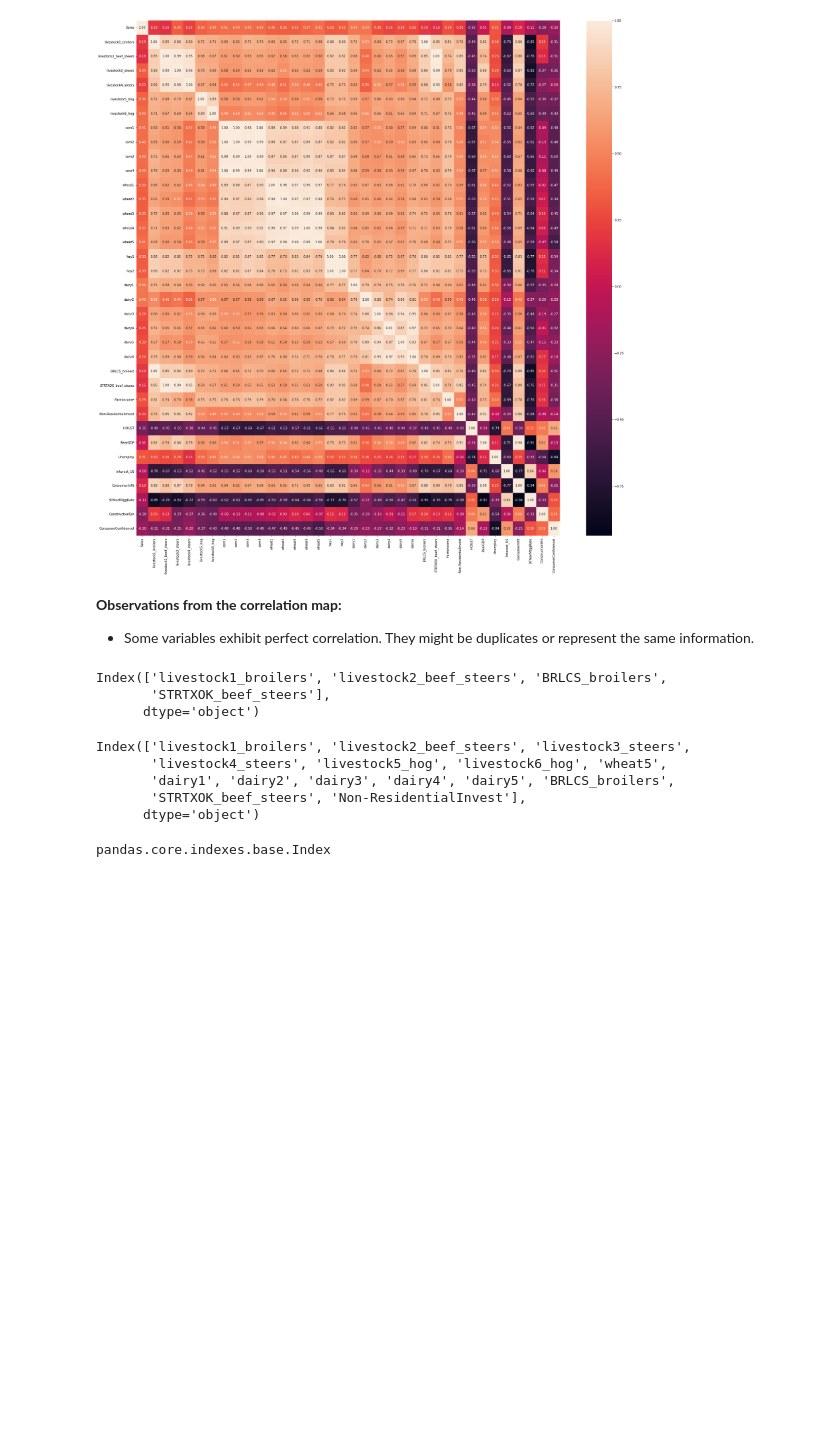
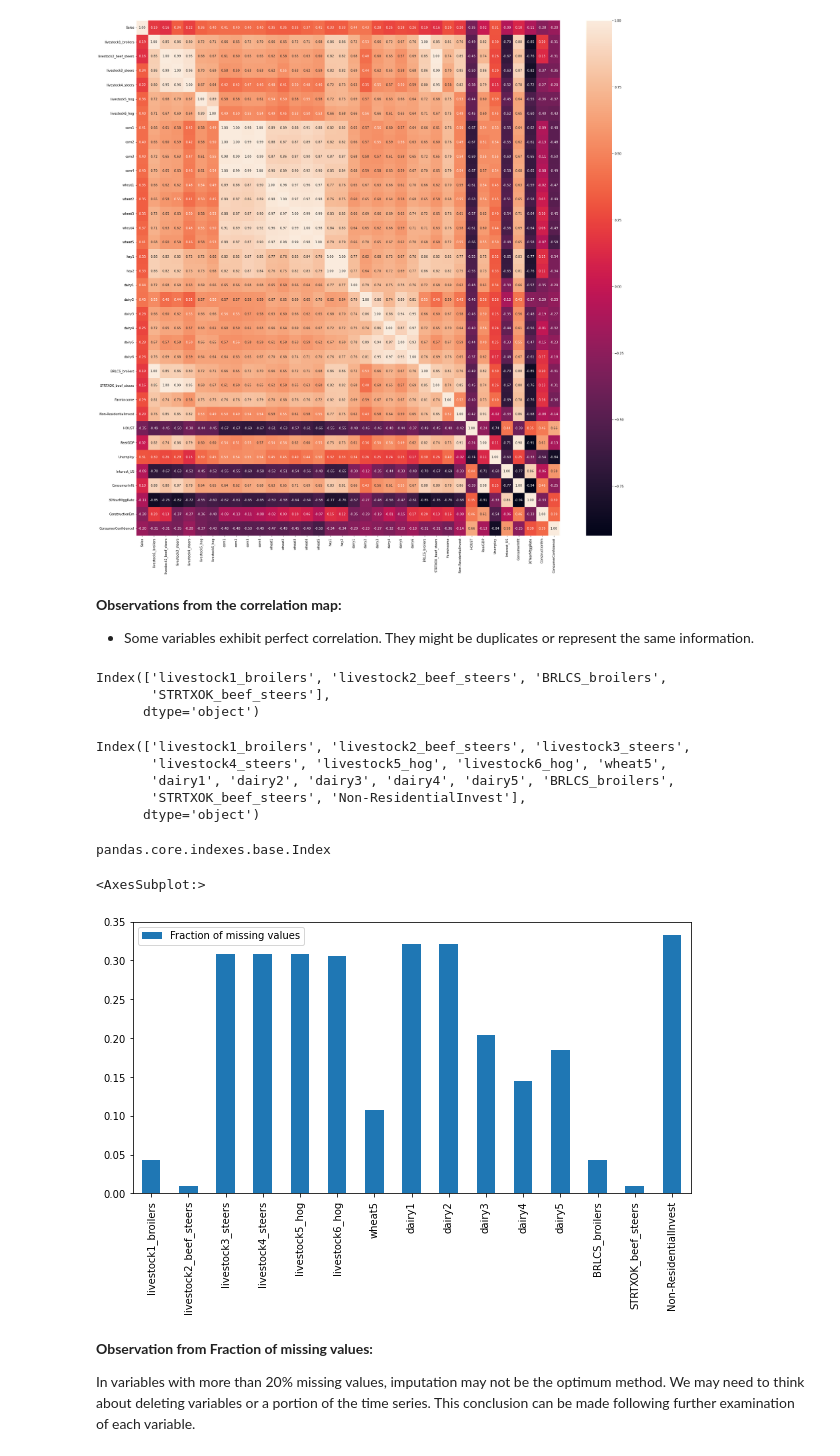
Before and after one commit to vivekkum-ar/Sales-Forecast-for-Agriculture-Products, a Jupyter notebook: Data Exploration-EDA.ipynb, the cells around one changed output. Drawn from its saved outputs; the diff is of its cells as text; code cells hidden in the pictures; blank space fills up the shorter version.

Commit message:
Ploting fraction of missing values

```diff
--- a/Data Exploration-EDA.ipynb
+++ b/Data Exploration-EDA.ipynb
@@ -189,3 +189,17 @@ miss_val_col_data = clean_combined_sales_ind_copy[list(miss_val_columns)][clean_
 
 # Explore data table with columns having missing values
 # data_table.DataTable(miss_val_col_data , include_index= True, num_rows_per_page=10)
+# %%
+#Fraction of missing values in columns with missing values
+fract_miss_col = pd.DataFrame(clean_combined_sales_ind_copy[list(miss_val_columns)].isnull().mean())
+fract_miss_col.columns = ["Fraction of missing values"]
+
+#Ploting fraction of missing values
+fract_miss_col.plot.bar(figsize= (10,5))
+# %% [output]
+<AxesSubplot:>
+[figure, added]
+# %% [markdown]
+**Observation from Fraction of missing values:**
+
+In variables with more than 20% missing values, imputation may not be the optimum method. We may need to think about deleting variables or a portion of the time series. This conclusion can be made following further examination of each variable.
```
